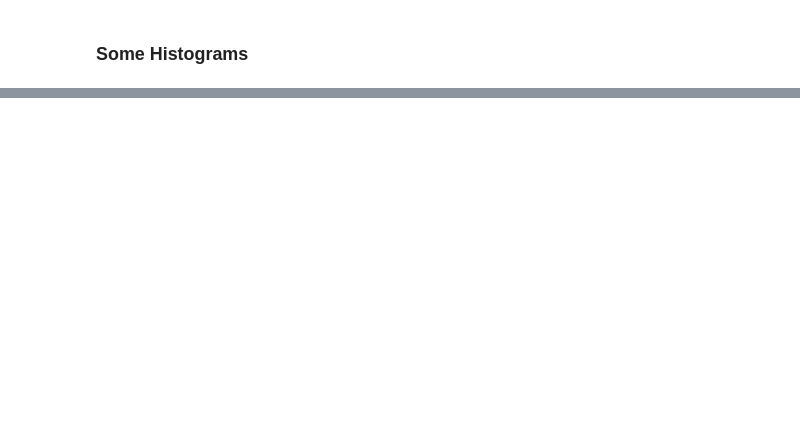
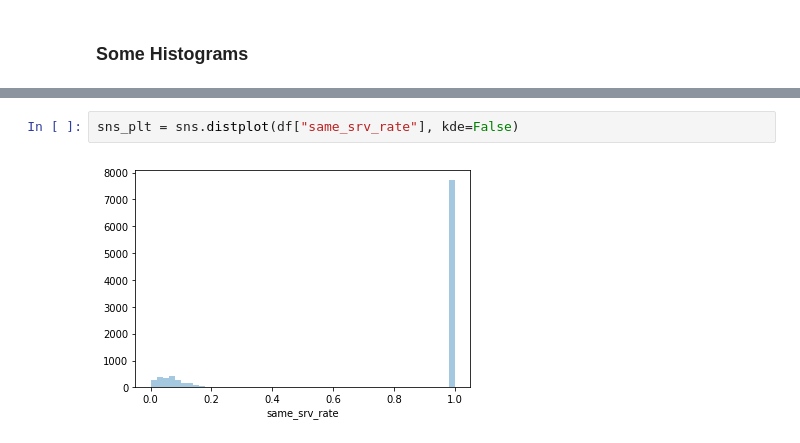
Before and after one commit to MnemoSemiotic/Analyzing-Network-Traffic_kdd99, a Jupyter notebook: Notes_day_1_Dataset_Exploration.ipynb, the cells around one changed output, grey strips where cells are left out. Saved outputs shown, nothing was run; the diff lists cells and outputs as text; blank space fills up the shorter version.

```diff
--- a/Notes_day_1_Dataset_Exploration.ipynb
+++ b/Notes_day_1_Dataset_Exploration.ipynb
@@ -153,0 +191,4 @@ tics.corr_heat(df)
+# %%
+sns_plt = sns.distplot(df["same_srv_rate"], kde=False)
+# %% [output]
+[figure, added]
```
Also changed, not shown: parts of 19 cells of this notebook, 1 other file.
